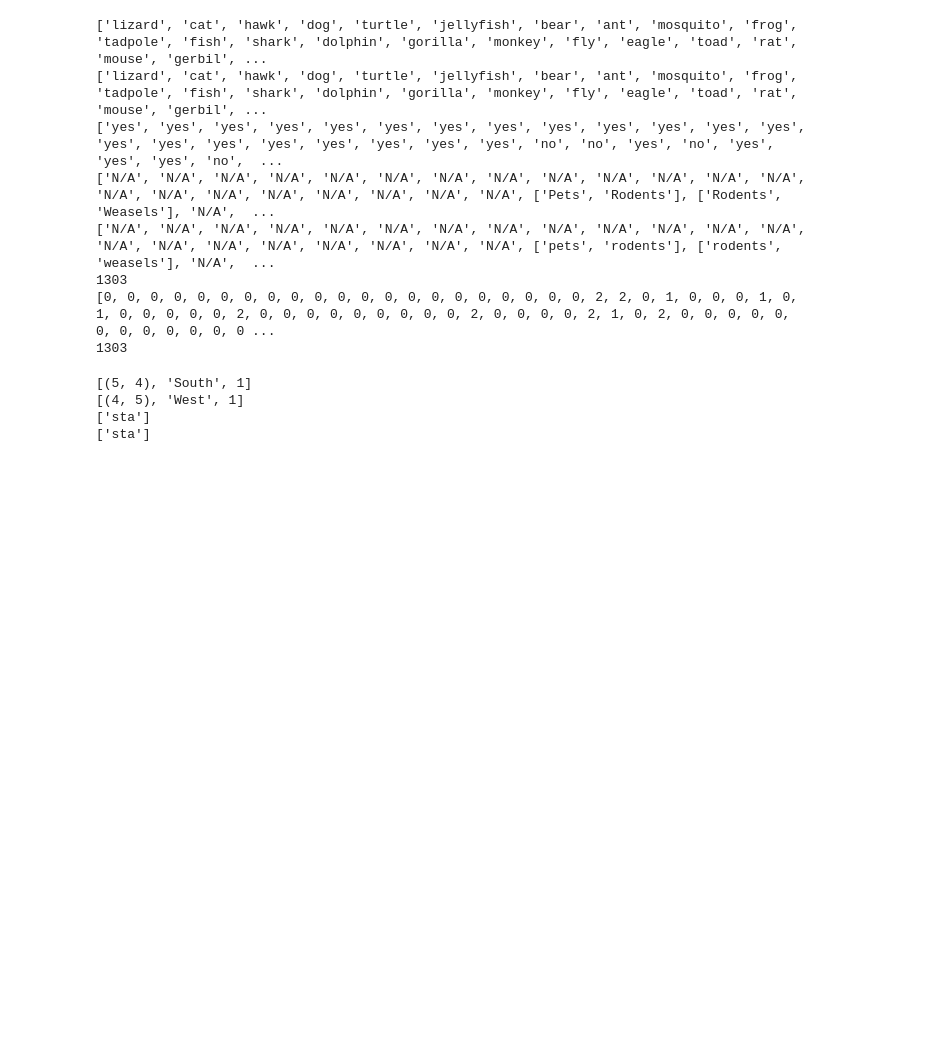
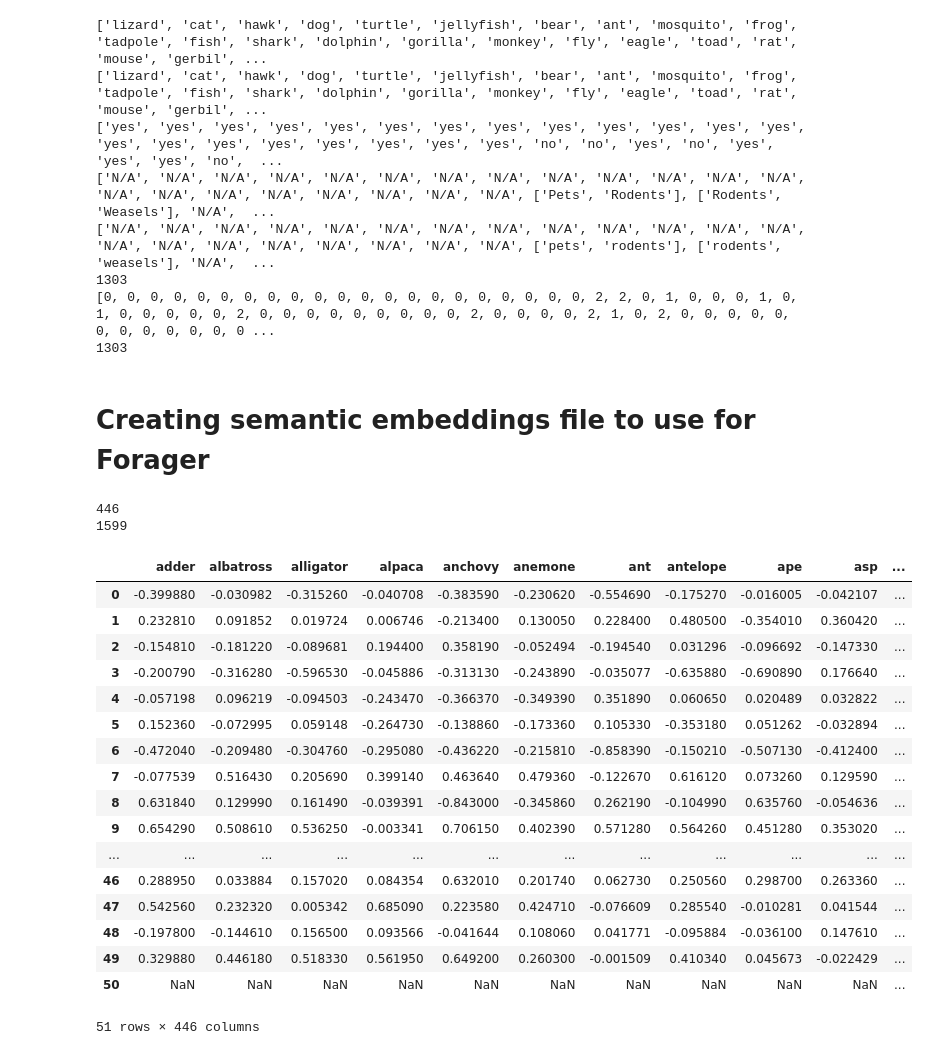
Before and after one commit to thelexiconlab/cochlear-project, a Jupyter notebook: data processing/embedding_data.ipynb, the cells around one changed output. Cells and saved outputs as stored; diff of their text form; code cells hidden in the pictures; blank space fills up the shorter version.

Commit message:
Participant Data

```diff
--- a/data processing/cochlear.ipynb
+++ b/data processing/embedding_data.ipynb
@@ -334,18 +334,58 @@ data_df.to_csv("Findings/data-cochlear-replacements.csv")
 1303
 [0, 0, 0, 0, 0, 0, 0, 0, 0, 0, 0, 0, 0, 0, 0, 0, 0, 0, 0, 0, 0, 2, 2, 0, 1, 0, 0, 0, 1, 0, 1, 0, 0, 0, 0, 0, 2, 0, 0, 0, 0, 0, 0, 0, 0, 0, 2, 0, 0, 0, 0, 2, 1, 0, 2, 0, 0, 0, 0, 0, 0, 0, 0, 0, 0, 0, 0 ...
 1303
-# %%
-
-x = [((5, 4), 'South', 1), ((4, 5), 'West', 1)]
-for y in x:
-    print(list(y))
-
-p = "sta"
-print([p])
-p = [p]
-print(p)
-# %% [output]
-[(5, 4), 'South', 1]
-[(4, 5), 'West', 1]
-['sta']
-['sta']
+# %% [markdown]
+# Creating semantic embeddings file to use for Forager
+# %%
+# Dataframe with participant data and replacements
+data = pd.read_csv("Findings/data-cochlear-replacements.csv")
+
+new_semantic_embeddings = pd.DataFrame()
+
+#w2v/s2v words
+import csv
+with open("Lexical Data/speech2vec.csv", newline='') as s:
+    reader = csv.reader(s)
+    s2v_words = next(reader)
+
+s2v = pd.read_csv("Lexical Data/speech2vec.csv")
+
+#Getting vocab from forager
+vocab = pd.read_csv("/Users/mkang2/Library/CloudStorage/OneDrive-BowdoinCollege/Desktop/cochlear-project/forager/data/lexical_data/vocab.csv")
+in_s2v = []
+not_in_s2v = []
+
+#Checking if forager words are in s2v/w2v
+for word in vocab["vocab"].tolist():
+    if word in s2v_words:
+        in_s2v += [word]
+        new_semantic_embeddings[word] = s2v[word].tolist()
+    else:
+        not_in_s2v += [word]
+# %%
+print(len(in_s2v))
+print(len(not_in_s2v))
+# %% [output]
+446
+1599
+# %%
+new_semantic_embeddings
+# %% [output]
+|  | adder | albatross | alligator | alpaca | anchovy | anemone | ant | antelope | ape | asp | ... |
+| 0 | -0.399880 | -0.030982 | -0.315260 | -0.040708 | -0.383590 | -0.230620 | -0.554690 | -0.175270 | -0.016005 | -0.042107 | ... |
+| 1 | 0.232810 | 0.091852 | 0.019724 | 0.006746 | -0.213400 | 0.130050 | 0.228400 | 0.480500 | -0.354010 | 0.360420 | ... |
+| 2 | -0.154810 | -0.181220 | -0.089681 | 0.194400 | 0.358190 | -0.052494 | -0.194540 | 0.031296 | -0.096692 | -0.147330 | ... |
+| 3 | -0.200790 | -0.316280 | -0.596530 | -0.045886 | -0.313130 | -0.243890 | -0.035077 | -0.635880 | -0.690890 | 0.176640 | ... |
+| 4 | -0.057198 | 0.096219 | -0.094503 | -0.243470 | -0.366370 | -0.349390 | 0.351890 | 0.060650 | 0.020489 | 0.032822 | ... |
+| 5 | 0.152360 | -0.072995 | 0.059148 | -0.264730 | -0.138860 | -0.173360 | 0.105330 | -0.353180 | 0.051262 | -0.032894 | ... |
+| 6 | -0.472040 | -0.209480 | -0.304760 | -0.295080 | -0.436220 | -0.215810 | -0.858390 | -0.150210 | -0.507130 | -0.412400 | ... |
+| 7 | -0.077539 | 0.516430 | 0.205690 | 0.399140 | 0.463640 | 0.479360 | -0.122670 | 0.616120 | 0.073260 | 0.129590 | ... |
+| 8 | 0.631840 | 0.129990 | 0.161490 | -0.039391 | -0.843000 | -0.345860 | 0.262190 | -0.104990 | 0.635760 | -0.054636 | ... |
+| 9 | 0.654290 | 0.508610 | 0.536250 | -0.003341 | 0.706150 | 0.402390 | 0.571280 | 0.564260 | 0.451280 | 0.353020 | ... |
+| ... | ... | ... | ... | ... | ... | ... | ... | ... | ... | ... | ... |
+| 46 | 0.288950 | 0.033884 | 0.157020 | 0.084354 | 0.632010 | 0.201740 | 0.062730 | 0.250560 | 0.298700 | 0.263360 | ... |
+| 47 | 0.542560 | 0.232320 | 0.005342 | 0.685090 | 0.223580 | 0.424710 | -0.076609 | 0.285540 | -0.010281 | 0.041544 | ... |
+| 48 | -0.197800 | -0.144610 | 0.156500 | 0.093566 | -0.041644 | 0.108060 | 0.041771 | -0.095884 | -0.036100 | 0.147610 | ... |
+| 49 | 0.329880 | 0.446180 | 0.518330 | 0.561950 | 0.649200 | 0.260300 | -0.001509 | 0.410340 | 0.045673 | -0.022429 | ... |
+| 50 | NaN | NaN | NaN | NaN | NaN | NaN | NaN | NaN | NaN | NaN | ... |
+51 rows × 446 columns
```
Also changed, not shown: 9 other files.
